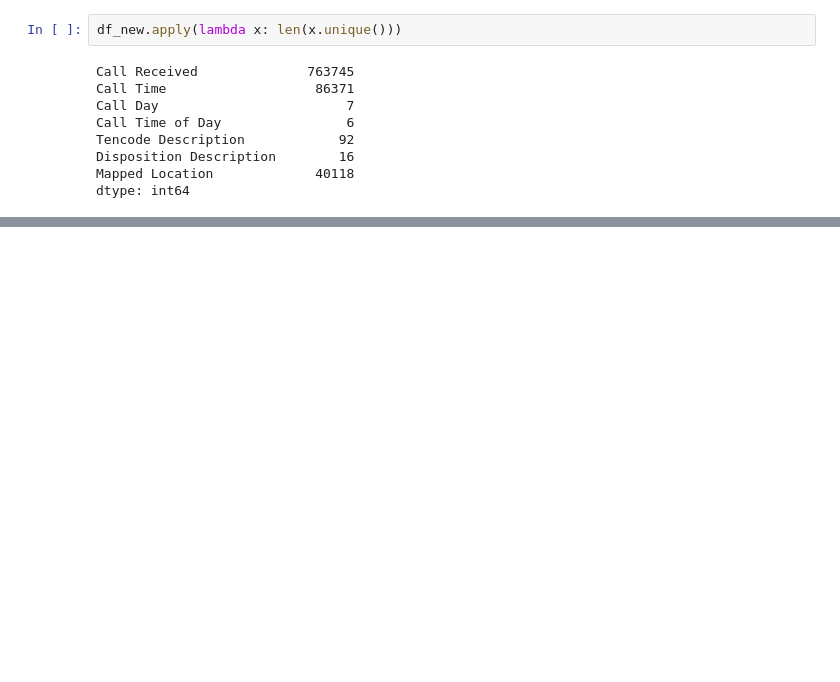
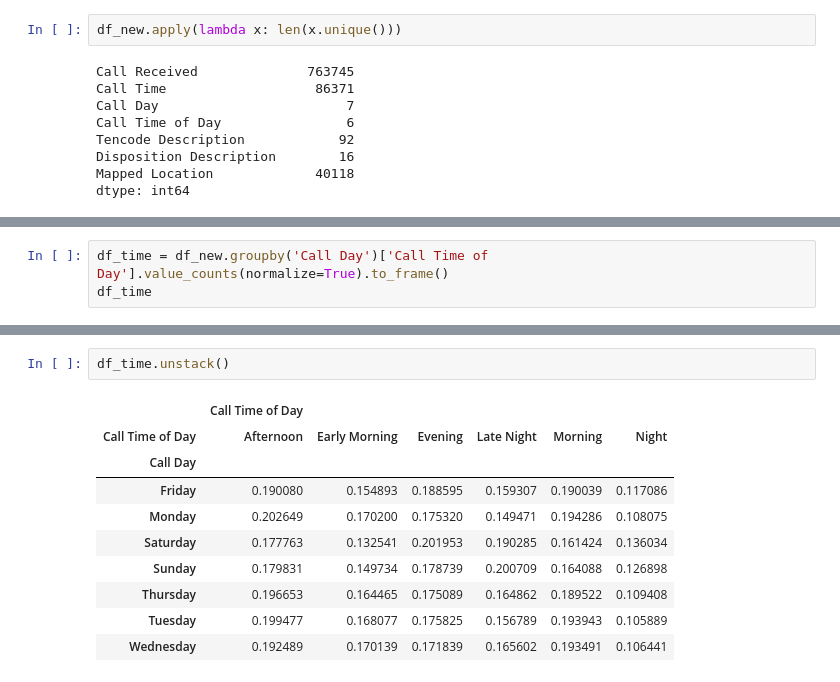
Before and after one commit to zachcornelison/Nashville-Call-Service, a Jupyter notebook: RS Analytics Report.ipynb, the cells around one changed output, grey strips where cells are left out. Saved outputs shown, nothing was run; the diff lists cells and outputs as text; blank space fills up the shorter version.

```diff
--- a/RS Analytics Report.ipynb
+++ b/RS Analytics Report.ipynb
@@ -157,0 +168,3 @@ Name: Call Day, dtype: int64
+# %%
+df_time = df_new.groupby('Call Day')['Call Time of Day'].value_counts(normalize=True).to_frame()
+df_time
@@ -157,0 +190,13 @@ Name: Call Day, dtype: int64
+# %%
+df_time.unstack()
+# %% [output]
+|  | Call Time of Day |  |  |  |  |  |
+| Call Time of Day | Afternoon | Early Morning | Evening | Late Night | Morning | Night |
+| Call Day |  |  |  |  |  |  |
+| Friday | 0.190080 | 0.154893 | 0.188595 | 0.159307 | 0.190039 | 0.117086 |
+| Monday | 0.202649 | 0.170200 | 0.175320 | 0.149471 | 0.194286 | 0.108075 |
+| Saturday | 0.177763 | 0.132541 | 0.201953 | 0.190285 | 0.161424 | 0.136034 |
+| Sunday | 0.179831 | 0.149734 | 0.178739 | 0.200709 | 0.164088 | 0.126898 |
+| Thursday | 0.196653 | 0.164465 | 0.175089 | 0.164862 | 0.189522 | 0.109408 |
+| Tuesday | 0.199477 | 0.168077 | 0.175825 | 0.156789 | 0.193943 | 0.105889 |
+| Wednesday | 0.192489 | 0.170139 | 0.171839 | 0.165602 | 0.193491 | 0.106441 |
```
Also changed, not shown: parts of 22 cells of this notebook.
